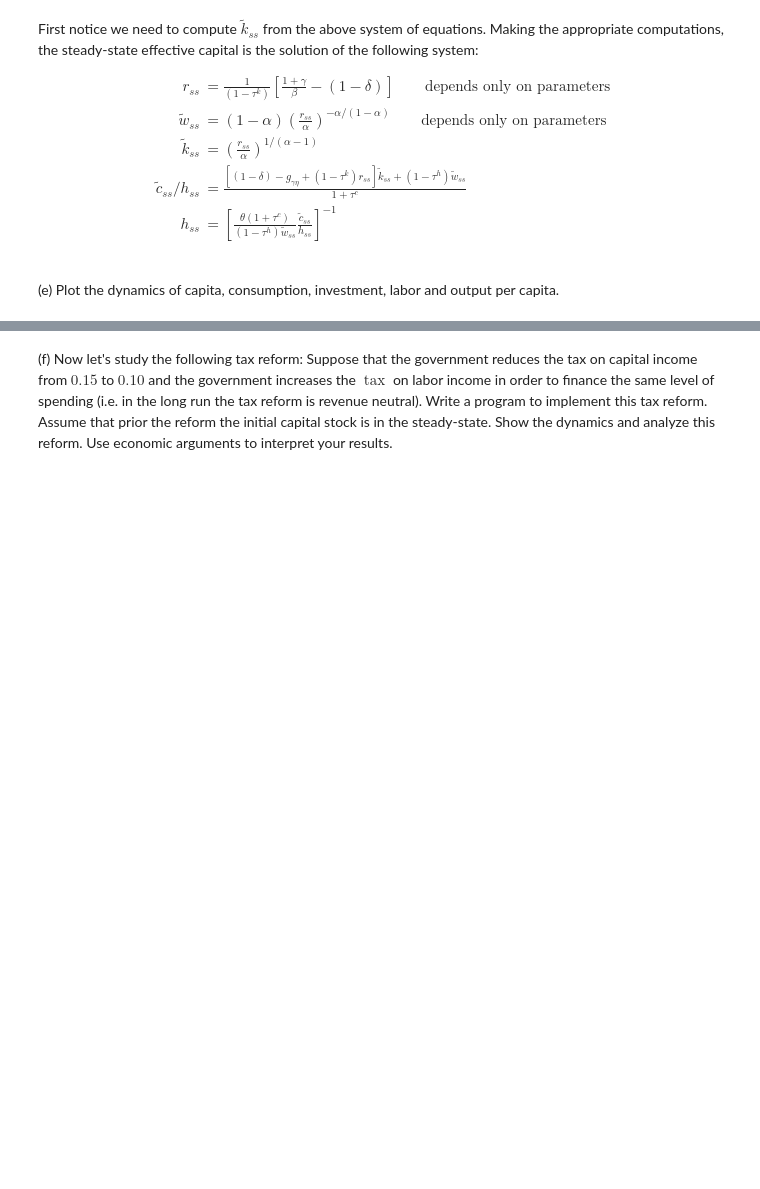
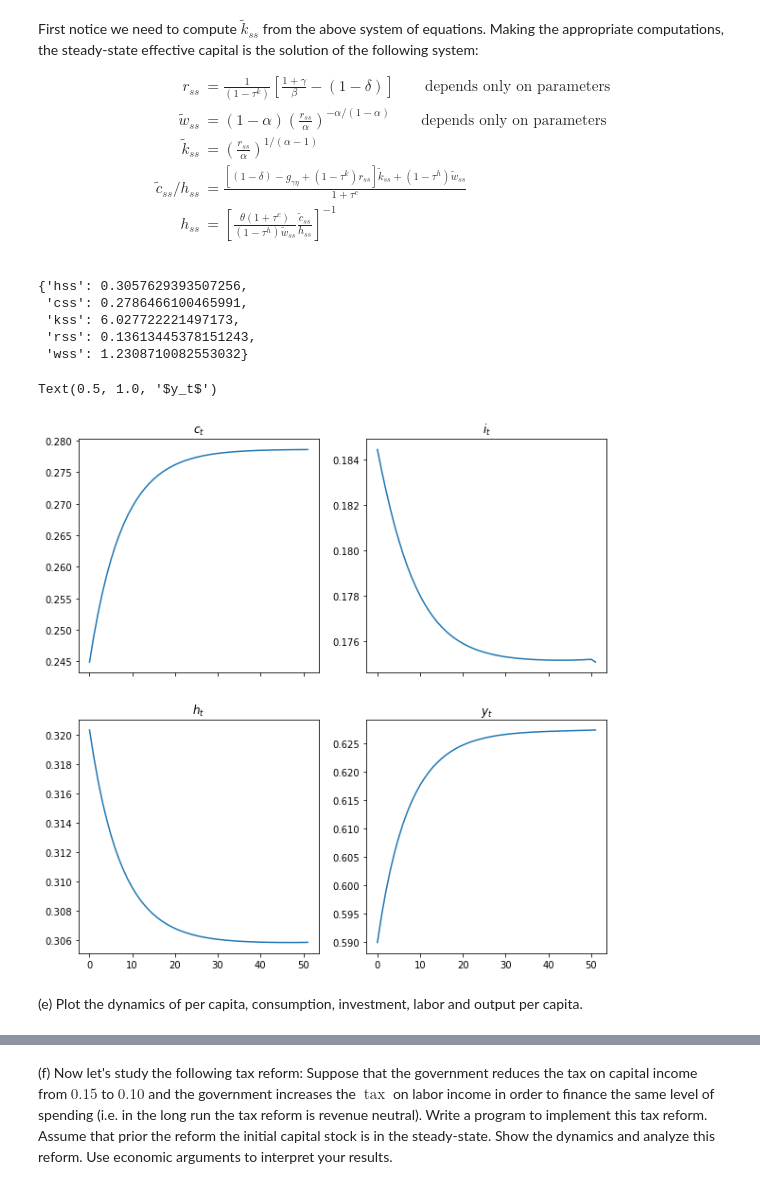
Before and after one commit to rfbressan/eesp_macro3, a Jupyter notebook: problem_set1.ipynb, the cells around one changed output, grey strips where cells are left out. Saved outputs shown, nothing was run; the diff lists cells and outputs as text; code cells hidden in the pictures; blank space fills up the shorter version.

Commit message:
Q6 dynamics

```diff
--- a/problem_set1.ipynb
+++ b/problem_set1.ipynb
@@ -723,9 +723,9 @@ $$
 
 class growth_economy():
 
-    def __init__(self, alpha, beta, gama, delta, theta, eta, tauc, tauh, tauk) -> None:
-        self.alpha, self.beta, self.gama, self.delta, self.theta, self.eta, self.tauc, self.tauh, self.tauk = alpha, beta, gama, delta, theta, eta, tauc, tauh, tauk
-        self.gyn = (1+self.gama)*(1+self.eta)
+    def __init__(self, alpha, beta, gamma, delta, theta, eta, tauc, tauh, tauk) -> None:
+        self.alpha, self.beta, self.gamma, self.delta, self.theta, self.eta, self.tauc, self.tauh, self.tauk = alpha, beta, gamma, delta, theta, eta, tauc, tauh, tauk
+        self.gyn = (1+self.gamma)*(1+self.eta)
         self.eq = None # Steady-state equilibrium values
         self.dyn = None # Dynamics results
         self.rss = None
@@ -739,7 +739,7 @@ class growth_economy():
         return ss
 
     def solve_ss(self) -> None:
-        self.rss = (1-self.tauk)**(-1)*((1+self.gama)/self.beta -(1-self.delta))
+        self.rss = (1-self.tauk)**(-1)*((1+self.gamma)/self.beta -(1-self.delta))
         self.wss = (1-self.alpha)*(self.rss/self.alpha)**(-self.alpha/(1-self.alpha))
         self.kss = (self.rss/self.alpha)**(1/(self.alpha - 1))
         chss = (1+self.tauc)**(-1)*(((1-self.delta)-self.gyn+(1-self.tauk)*self.rss)*self.kss+(1-self.tauh)*self.wss)
@@ -778,7 +778,7 @@ class growth_economy():
                 fr[t] = r[t] - self.alpha*(k[t])**(self.alpha - 1)
                 fw[t] = w[t] - (1-self.alpha)*(k[t])**(self.alpha)
                 fh[t] = 1 - h[t] - ((self.theta*(1+self.tauc))/(1-self.tauh))*(c[t]/w[t])
-                fc[t] = c[t] - (self.beta/(1+self.gama))*((1-self.delta)+(1-self.tauk)*r[t])*c[t-1]
+                fc[t] = c[t] - (self.beta/(1+self.gamma))*((1-self.delta)+(1-self.tauk)*r[t])*c[t-1]
                 fk[t] = self.gyn*k[t] - (((1-self.delta)+(1-self.tauk)*r[t-1])*k[t-1]+(1-self.tauh)*w[t-1]-(1+self.tauc)*c[t-1]/h[t-1])
 
             return np.concatenate((fr, fw, fh, fc, fk))
@@ -798,11 +798,17 @@ class growth_economy():
         return dyn
 # %%
 # Parameters
-param = {'alpha': 0.4, 'beta': 0.98, 'gama': 0.015, 'delta': 0.08, 'theta': 2, 'eta': 0, 'tauc': 0.15, 'tauh': 0.25, 'tauk': 0.15}
+param = {'alpha': 0.4, 'beta': 0.98, 'gamma': 0.015, 'delta': 0.08, 'theta': 2, 'eta': 0, 'tauc': 0.15, 'tauh': 0.25, 'tauk': 0.15}
 g_econ = growth_economy(**param)
 # Initial guess
 g_econ.solve_ss()
 g_econ.get_ss()
+# %% [output]
+{'hss': 0.3057629393507256,
+ 'css': 0.2786466100465991,
+ 'kss': 6.027722221497173,
+ 'rss': 0.13613445378151243,
+ 'wss': 1.2308710082553032}
 # %%
 h0 = 0.8*g_econ.get_ss()['hss']
 k0 = 0.8*g_econ.get_ss()['kss']
@@ -811,3 +979,24 @@ g_econ.solve_dyn(h0, k0, 50)
+# %%
+# Parameters
+param = {'alpha': 0.4, 'beta': 0.98, 'gamma': 0.015, 'delta': 0.08, 'theta': 2, 'eta': 0, 'tauc': 0.15, 'tauh': 0.25, 'tauk': 0.15}
+econ2 = growth2(**param)
+econ2.solve_ss()
+kss = econ2.get_ss()['kss']
+econ2.solve_dyn(0.8*kss, 50)
+paths = econ2.get_dyn()
+# %%
+fig, ax = plt.subplots(nrows=2, ncols=2, sharex=True, figsize=(10, 10))
+ax[0,0].plot(paths['ct'])
+ax[0,0].set_title('$c_t$')
+ax[0,1].plot(paths['it'])
+ax[0,1].set_title('$i_t$')
+ax[1,0].plot(paths['ht'])
+ax[1,0].set_title('$h_t$')
+ax[1,1].plot(paths['yt'])
+ax[1,1].set_title('$y_t$')
+# %% [output]
+Text(0.5, 1.0, '$y_t$')
+[figure, added]
 # %% [markdown]
-(e) Plot the dynamics of capita, consumption, investment, labor and output per capita.
+(e) Plot the dynamics of per capita, consumption, investment, labor and output per capita.
 # %%
```
Also changed, not shown: parts of 5 cells of this notebook.
